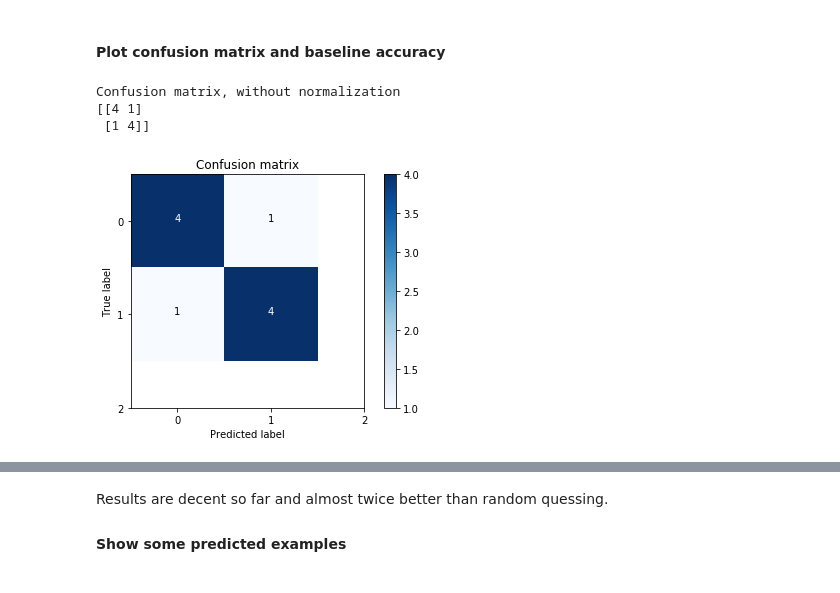
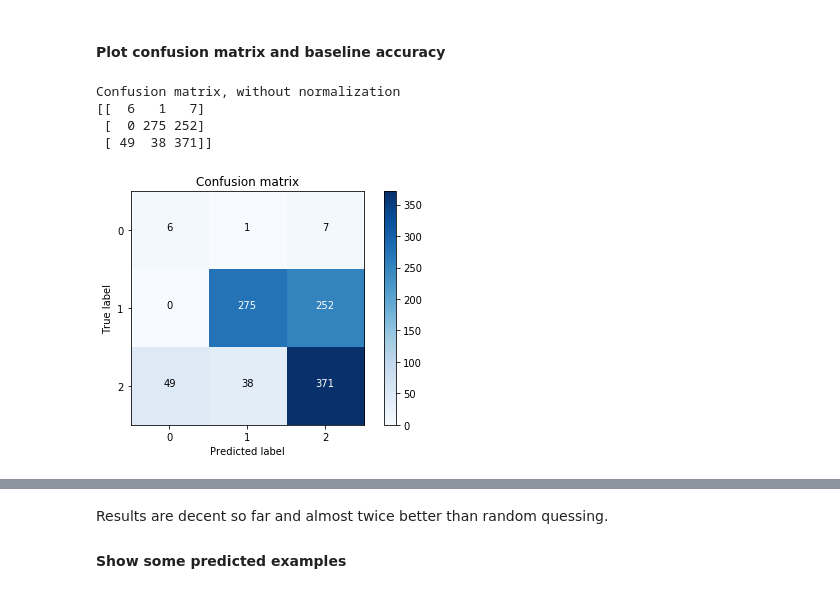
Before and after one commit to bdnf/SBX-Recommendation-Engine, a Jupyter notebook: 3-RecommendationModel.ipynb, the cells around one changed output, grey strips where cells are left out. Saved outputs shown, nothing was run; the diff lists cells and outputs as text; code cells hidden in the pictures.

```diff
--- a/3-RecommendationModel.ipynb
+++ b/3-RecommendationModel.ipynb
@@ -337,7 +327,9 @@ import itertools
 def plot_confusion_matrix(cm, classes,
                           normalize=False,
                           title='Confusion matrix',
-                          cmap=plt.cm.Blues):
+                          cmap=plt.cm.Blues,
+                          save=False,
+                          figname='cm.png'):
     """
     This function prints and plots the confusion matrix.
     Normalization can be applied by setting `normalize=True`.
@@ -350,6 +342,7 @@ def plot_confusion_matrix(cm, classes,
 
     print(cm)
 
+    fig = plt.figure()
     plt.imshow(cm, interpolation='nearest', cmap=cmap)
     plt.title(title)
     plt.colorbar()
@@ -367,18 +360,24 @@ def plot_confusion_matrix(cm, classes,
     plt.tight_layout()
     plt.ylabel('True label')
     plt.xlabel('Predicted label')
+    if save:
+        plt.savefig(figname, dpi=fig.dpi)
     plt.show()
 # %% [markdown]
 #### Plot confusion matrix and baseline accuracy
-# %%
-cm = confusion_matrix(test_y, predicted)
-classes = [0,1,2]
-plot_confusion_matrix(cm, classes)
-# %% [output]
-Confusion matrix, without normalization
-[[4 1]
- [1 4]]
-[figure, removed]
+# %%
+# Tensors should be copied back to cpu using tensor.cpu()
+test_y = test_y.cpu()
+predicted = predicted.cpu()
+cm = confusion_matrix(test_y, predicted)
+classes = [0,1,2]
+plot_confusion_matrix(cm, classes, save=True, figname='./images/RecommendationEngine-cm.png')
+# %% [output]
+Confusion matrix, without normalization
+[[  6   1   7]
+ [  0 275 252]
+ [ 49  38 371]]
+[figure, added]
 # %%
 print("Accuracy so far: " + str(100*accuracy_score(test_y, predicted))+ "%" )
 # %% [output]
```
Also changed, not shown: parts of 20 cells of this notebook, 2 other files.
